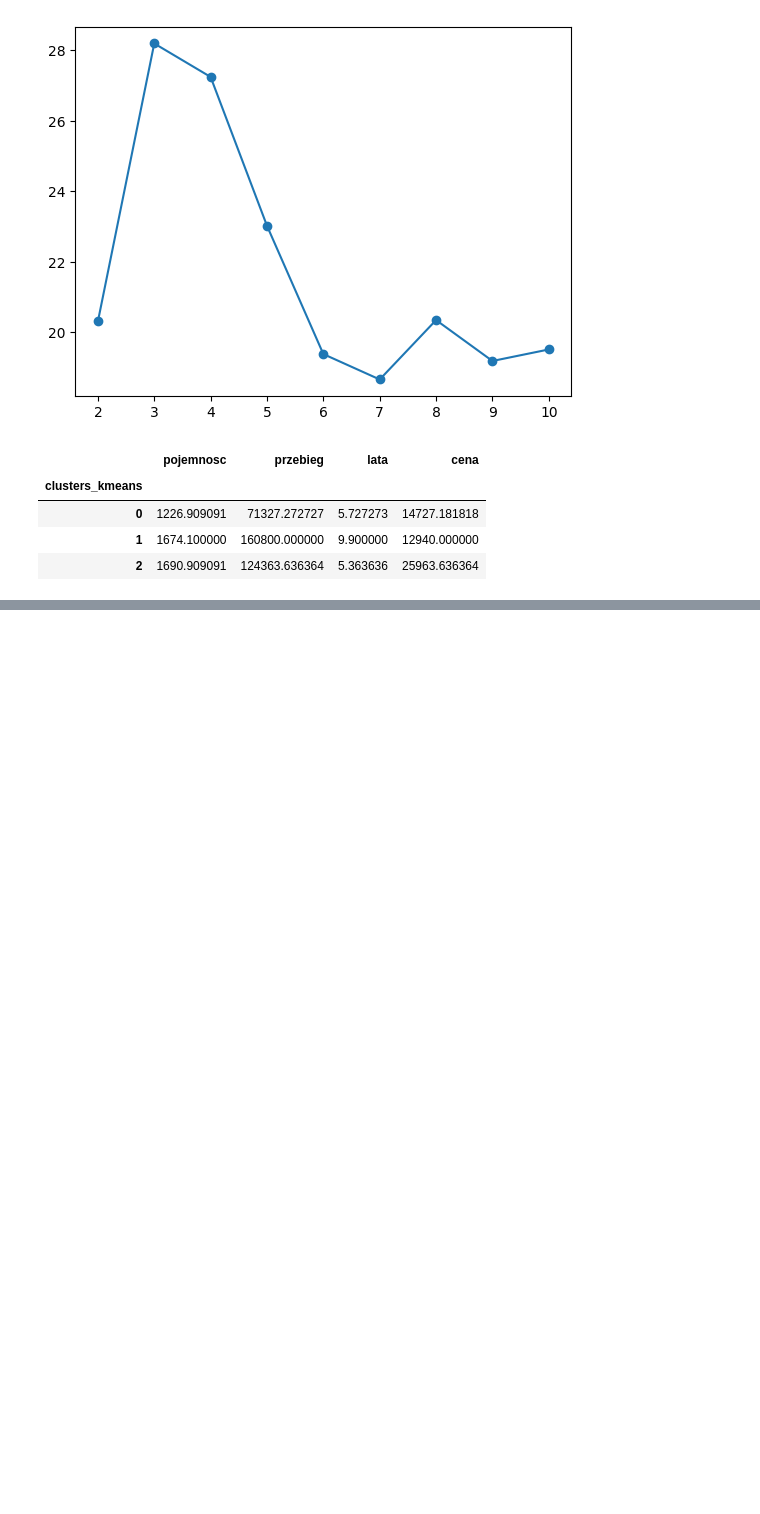
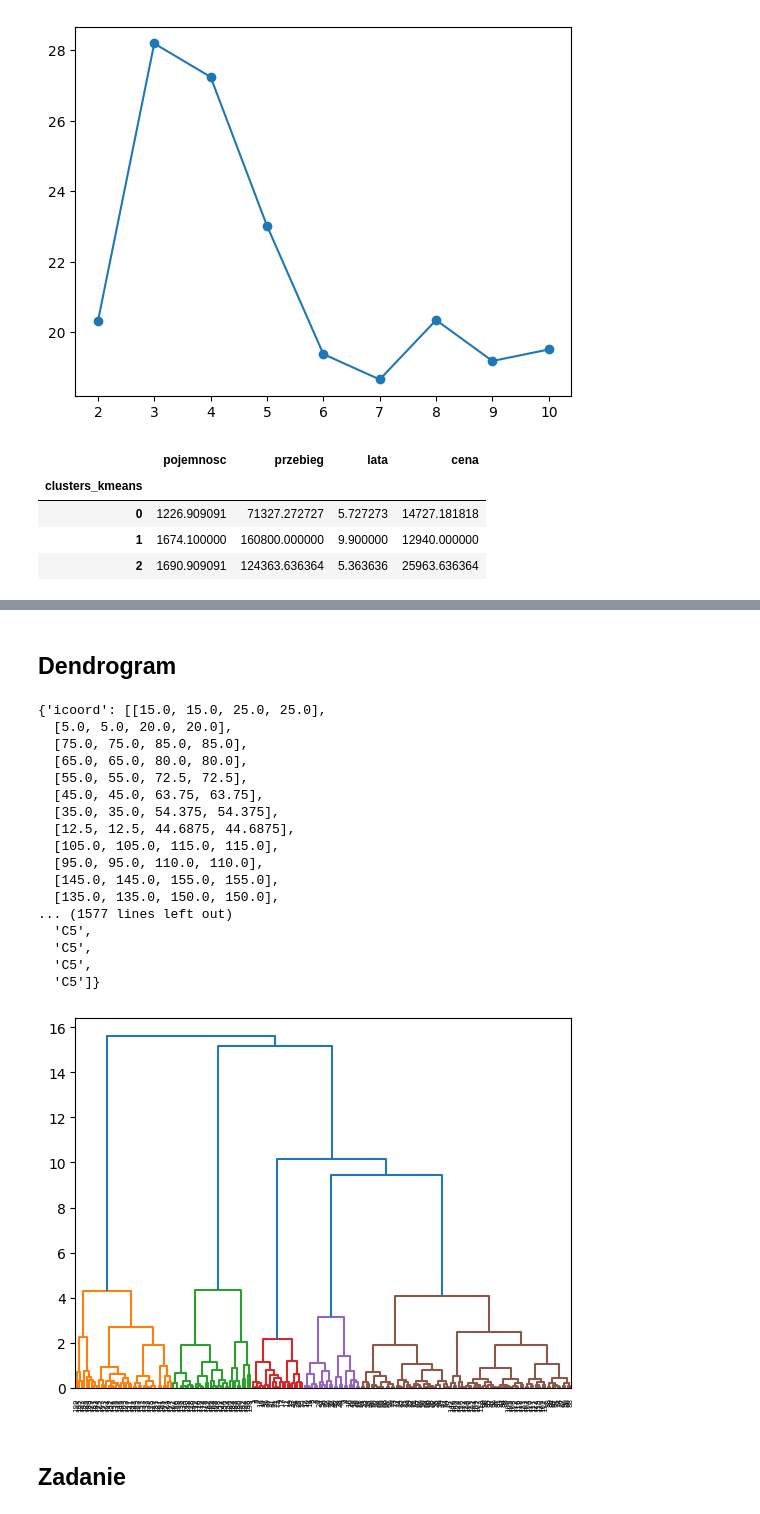
Before and after one commit to lwawrowski/cdv_bigdata, a Jupyter notebook: metody_analizy_przetwarzania_danych/2024_2025/gr2/20250614_grupowanie.ipynb, the cells around one changed output, grey strips where cells are left out. Drawn from its saved outputs; the diff is of its cells as text; code cells hidden in the pictures; blank space fills up the shorter version.

```diff
--- a/metody_analizy_przetwarzania_danych/2024_2025/gr2/20250614_grupowanie.ipynb
+++ b/metody_analizy_przetwarzania_danych/2024_2025/gr2/20250614_grupowanie.ipynb
@@ -168,0 +209,29 @@ auta[["pojemnosc", "przebieg", "lata", "cena", "clusters_kmeans"]].groupby("clus
+# %% [markdown]
+## Dendrogram
+# %%
+from scipy.cluster.hierarchy import dendrogram, linkage
+
+linked = linkage(z, method='ward')
+
+dendrogram(linked, color_threshold=8)
+# %% [output]
+{'icoord': [[15.0, 15.0, 25.0, 25.0],
+  [5.0, 5.0, 20.0, 20.0],
+  [75.0, 75.0, 85.0, 85.0],
+  [65.0, 65.0, 80.0, 80.0],
+  [55.0, 55.0, 72.5, 72.5],
+  [45.0, 45.0, 63.75, 63.75],
+  [35.0, 35.0, 54.375, 54.375],
+  [12.5, 12.5, 44.6875, 44.6875],
+  [105.0, 105.0, 115.0, 115.0],
+  [95.0, 95.0, 110.0, 110.0],
+  [145.0, 145.0, 155.0, 155.0],
+  [135.0, 135.0, 150.0, 150.0],
+... (1577 lines left out)
+  'C5',
+  'C5',
+  'C5',
+  'C5']}
+[figure, added]
+# %% [markdown]
+## Zadanie
```
Also changed, not shown: parts of 14 cells of this notebook, 1 other file.
